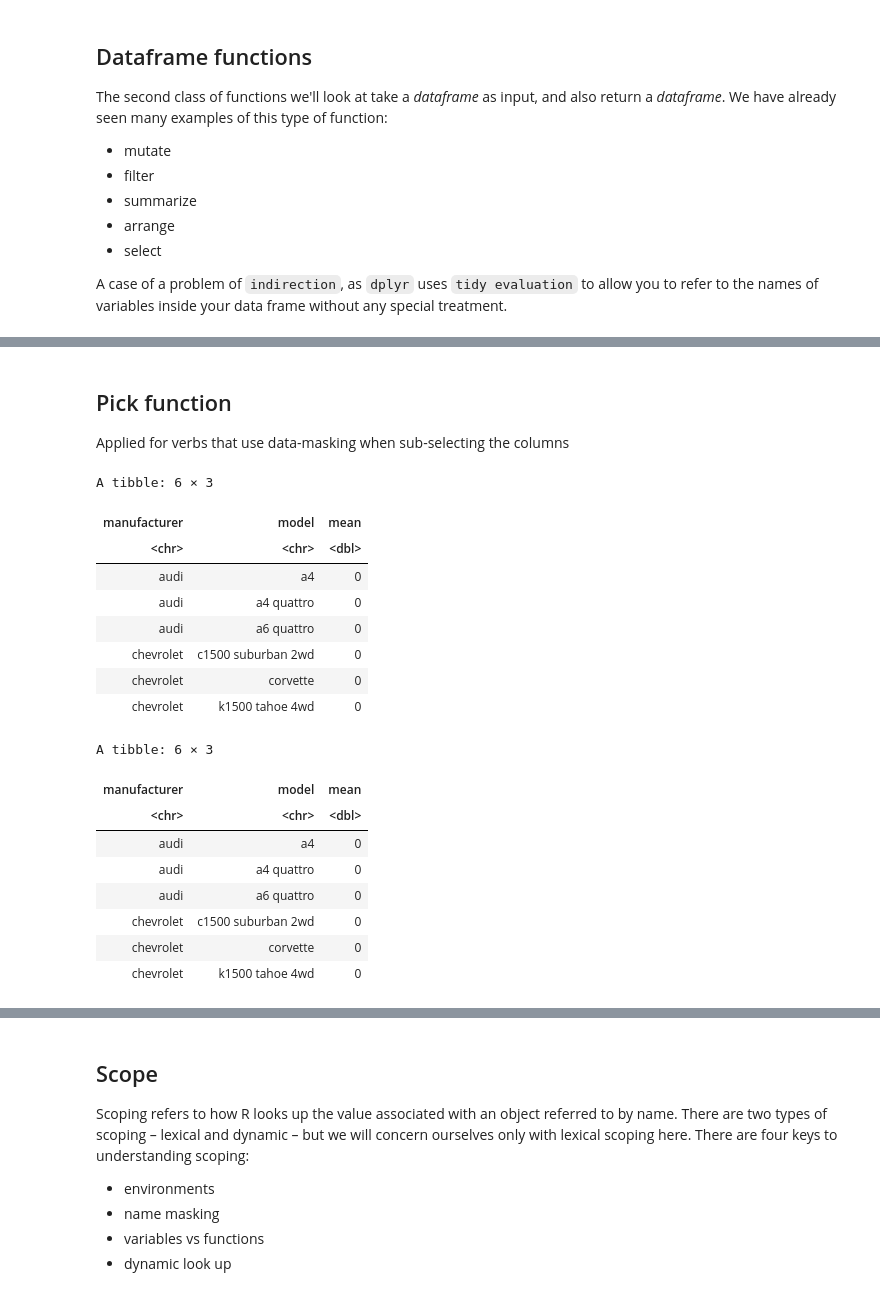
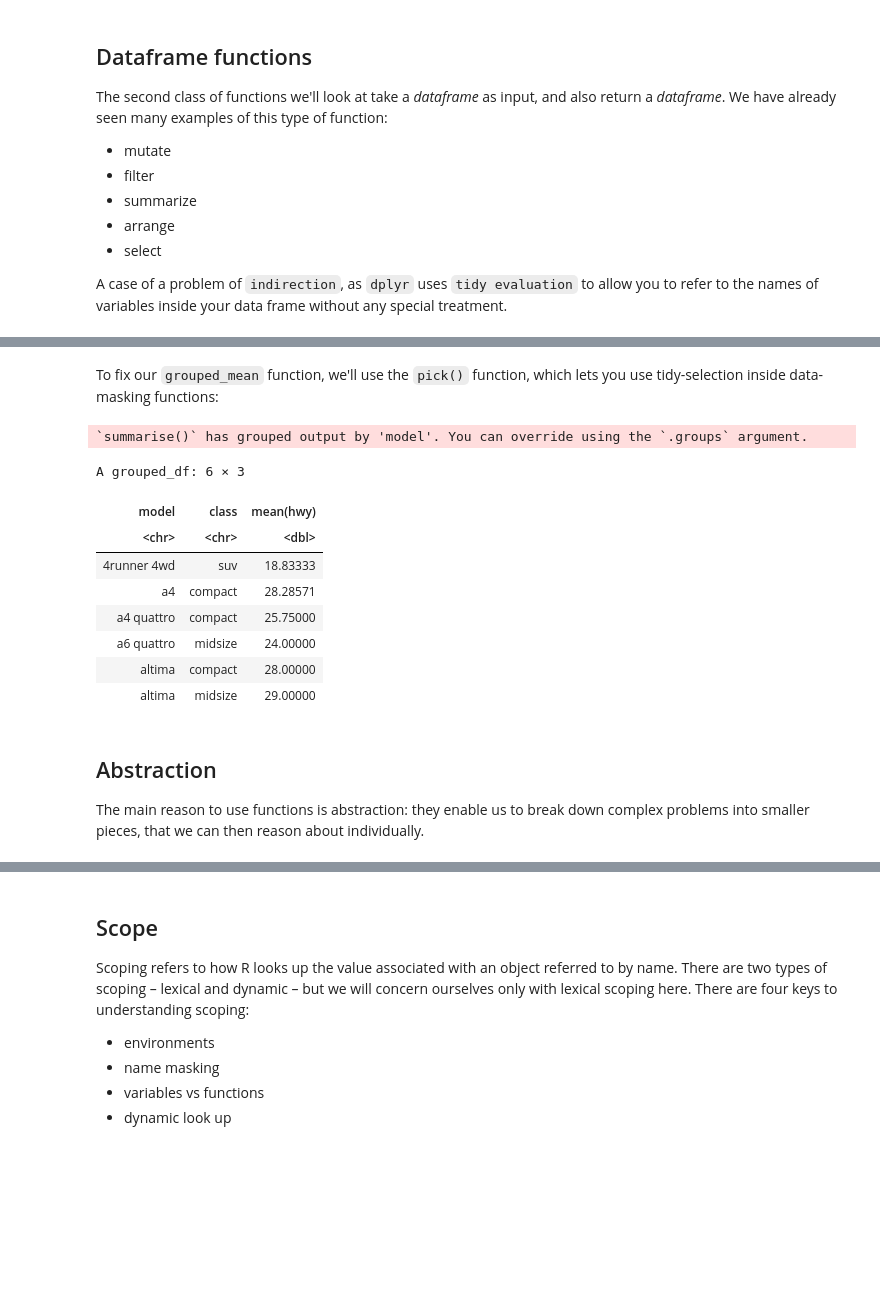
Before and after one commit to stats306/w23, a Jupyter notebook: lectures/week12/lecture16.ipynb, the cells around one changed output, grey strips where cells are left out. Saved outputs shown, nothing was run; the diff lists cells and outputs as text; code cells hidden in the pictures; blank space fills up the shorter version.

```diff
--- a/lectures/week12/lecture16.ipynb
+++ b/lectures/week12/lecture16.ipynb
@@ -308,4 +333,0 @@ There are two terms to look for in the docs which correspond to the two most com
-# %% [markdown]
-## Pick function
-
-Applied for verbs that use data-masking when sub-selecting the columns
@@ -314,44 +334,23 @@ Applied for verbs that use data-masking when sub-selecting the columns
-# %%
-mean_hwy <- function(df, var1, var2, var_3) {
-  df |>
-    group_by({{ var1 }}, {{ var2 }}) |>
-    summarize(
-      mean = mean(is.na({{ var_3 }})),
-      .groups = "drop"
-    )
-}
-
-mpg |>
-  mean_hwy(manufacturer, model, hwy) %>% head
-# %% [output]
-A tibble: 6 × 3
-| manufacturer | model | mean |
-| <chr> | <chr> | <dbl> |
-| audi | a4 | 0 |
-| audi | a4 quattro | 0 |
-| audi | a6 quattro | 0 |
-| chevrolet | c1500 suburban 2wd | 0 |
-| chevrolet | corvette | 0 |
-| chevrolet | k1500 tahoe 4wd | 0 |
-# %%
-mean_hwy <- function(df, var1, var2) {
-  df |>
-    group_by(pick({{ var1 }})) |>
-    summarize(
-      mean = mean(is.na({{ var2 }})),
-      .groups = "drop"
-    )
-}
-
-mpg |>
-  mean_hwy(c(manufacturer, model), hwy) %>% head
-# %% [output]
-A tibble: 6 × 3
-| manufacturer | model | mean |
-| <chr> | <chr> | <dbl> |
-| audi | a4 | 0 |
-| audi | a4 quattro | 0 |
-| audi | a6 quattro | 0 |
-| chevrolet | c1500 suburban 2wd | 0 |
-| chevrolet | corvette | 0 |
-| chevrolet | k1500 tahoe 4wd | 0 |
+# %% [markdown]
+To fix our `grouped_mean` function, we'll use the `pick()` function, which lets you use tidy-selection inside data-masking functions:
+# %%
+grouped_mean <- function(df, group_vars, mean_var) {
+    # grouped_mean using pick
+}
+
+grouped_mean(mpg, c(model, class), hwy) %>% head
+# %% [output]
+`summarise()` has grouped output by 'model'. You can override using the `.groups` argument.
+A grouped_df: 6 × 3
+| model | class | mean(hwy) |
+| <chr> | <chr> | <dbl> |
+| 4runner 4wd | suv | 18.83333 |
+| a4 | compact | 28.28571 |
+| a4 quattro | compact | 25.75000 |
+| a6 quattro | midsize | 24.00000 |
+| altima | compact | 28.00000 |
+| altima | midsize | 29.00000 |
+# %% [markdown]
+## Abstraction
+
+The main reason to use functions is abstraction: they enable us to break down complex problems into smaller pieces, that we can then reason about individually.
```
Also changed, not shown: parts of 27 cells of this notebook.
